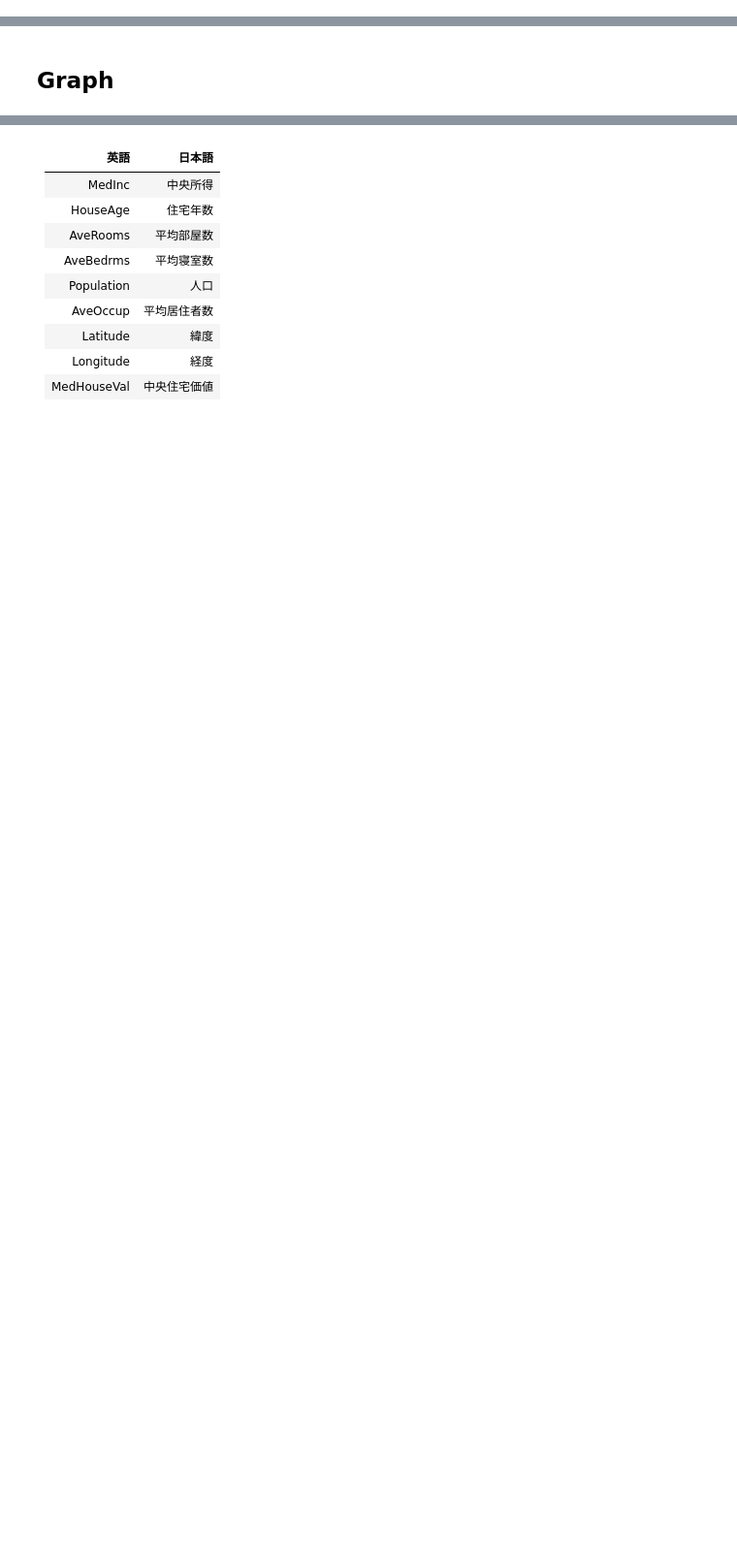
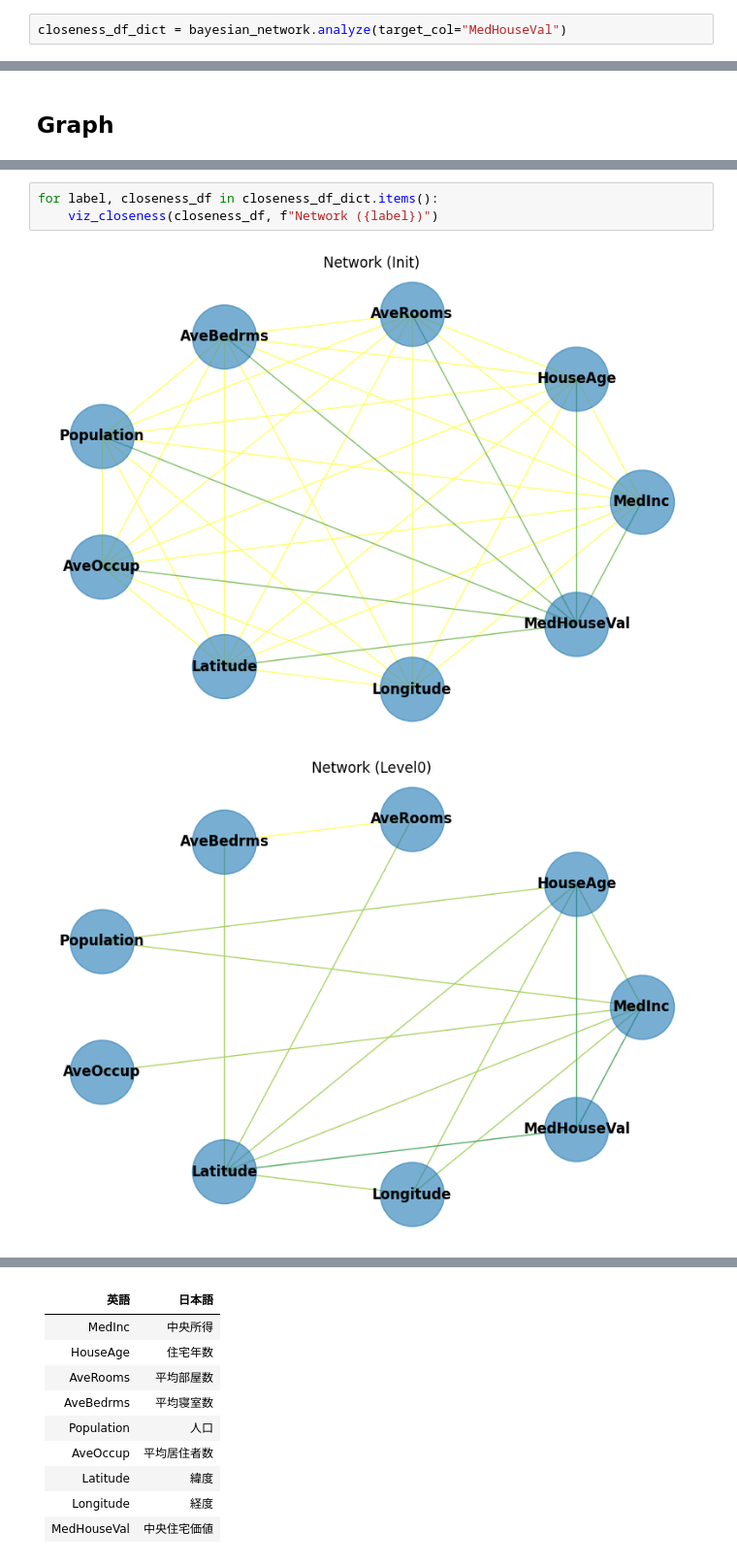
Before and after one commit to TakanariShimbo/example_bayesian_network, a Jupyter notebook: sample_california.ipynb, the cells around one changed output, grey strips where cells are left out. Shown at 97% size. Cells and saved outputs as stored; diff of their text form; blank space fills up the shorter version.

```diff
--- a/sample_california.ipynb
+++ b/sample_california.ipynb
@@ -81,3 +83,5 @@ MedInc , Longitude | ['HouseAge', 'Latitude', 'MedHouseVal'] -> False [0.09]
+# %%
+closeness_df_dict = bayesian_network.analyze(target_col="MedHouseVal")
 # %% [markdown]
 # Result
 # %% [markdown]
@@ -183,0 +167,6 @@ for label, connect_df in connect_df_dict.items():
+# %%
+for label, closeness_df in closeness_df_dict.items():
+    viz_closeness(closeness_df, f"Network ({label})")
+# %% [output]
+[figure, added]
+[figure, added]
```
Also changed, not shown: parts of 6 cells of this notebook, 4 other files.
